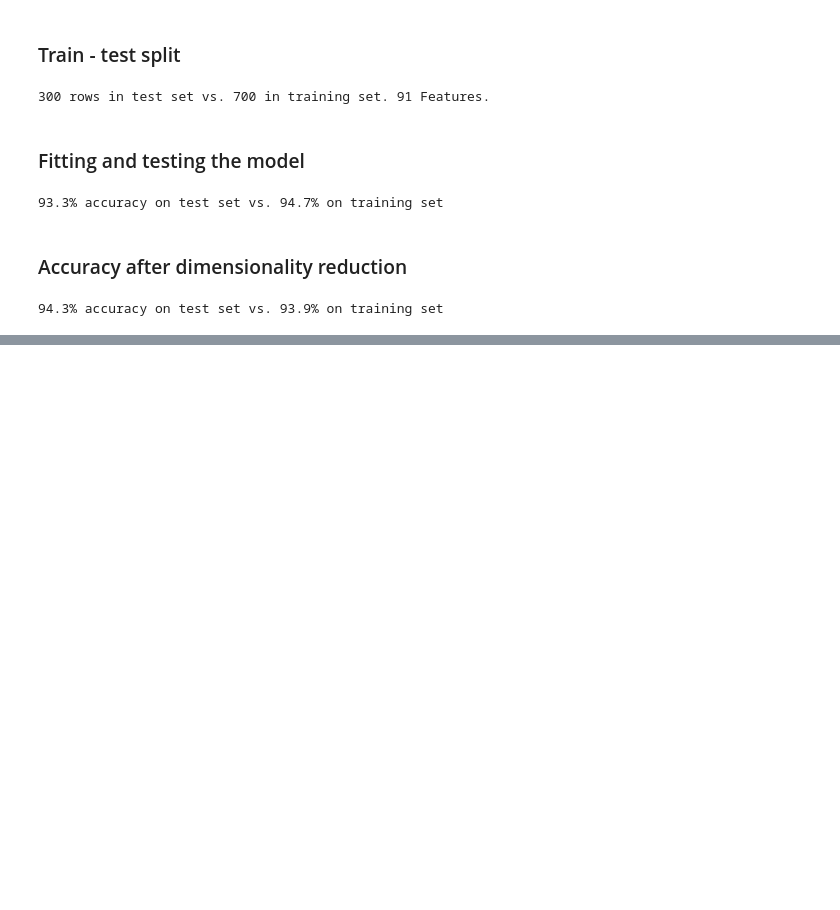
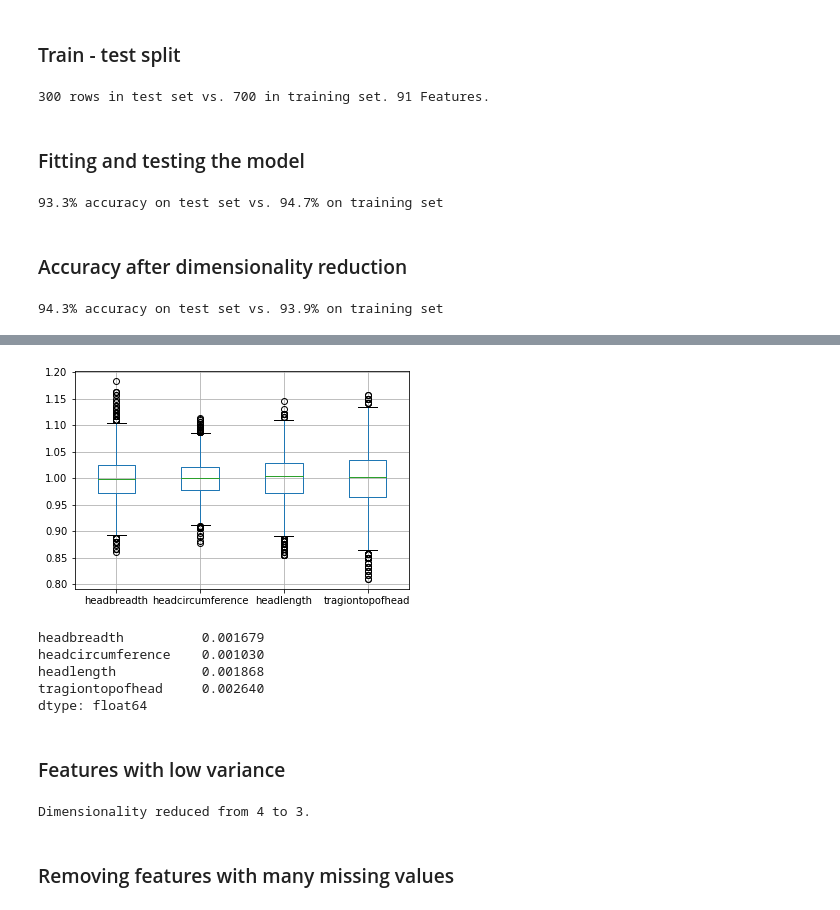
Before and after one commit to xwu0223/MBAN-6400, a Jupyter notebook: Dimension Reduction in Python/The curse of dimensionality/ch2.ipynb, the cells around one changed output, grey strips where cells are left out. Drawn from its saved outputs; the diff is of its cells as text; code cells hidden in the pictures; blank space fills up the shorter version.

Commit message:
updated feature selection I notebook

```diff
--- a/Dimension Reduction in Python/The curse of dimensionality/ch2.ipynb
+++ b/Dimension Reduction in Python/The curse of dimensionality/ch2.ipynb
@@ -63,0 +82,42 @@ print("{0:.1%} accuracy on test set vs. {1:.1%} on training set".format(accuracy
+# %%
+# Normalize the data
+normalized_df = head_df / head_df.mean()
+
+normalized_df.boxplot()
+plt.show()
+# %% [output]
+[figure, added]
+# %%
+# Normalize the data
+normalized_df = head_df / head_df.mean()
+
+# Print the variances of the normalized data
+print(normalized_df.var())
+# %% [output]
+headbreadth          0.001679
+headcircumference    0.001030
+headlength           0.001868
+tragiontopofhead     0.002640
+dtype: float64
+# %% [markdown]
+### Features with low variance
+# %%
+from sklearn.feature_selection import VarianceThreshold
+
+# Create a VarianceThreshold feature selector
+sel = VarianceThreshold(threshold=0.0015)
+
+# Fit the selector to normalized head_df
+sel.fit(head_df / head_df.mean())
+
+# Create a boolean mask
+mask = sel.get_support()
+
+# Apply the mask to create a reduced dataframe
+reduced_df = head_df.loc[:, mask]
+
+print("Dimensionality reduced from {} to {}.".format(head_df.shape[1], reduced_df.shape[1]))
+# %% [output]
+Dimensionality reduced from 4 to 3.
+# %% [markdown]
+### Removing features with many missing values
```
Also changed, not shown: parts of 11 cells of this notebook, 1 other file.
